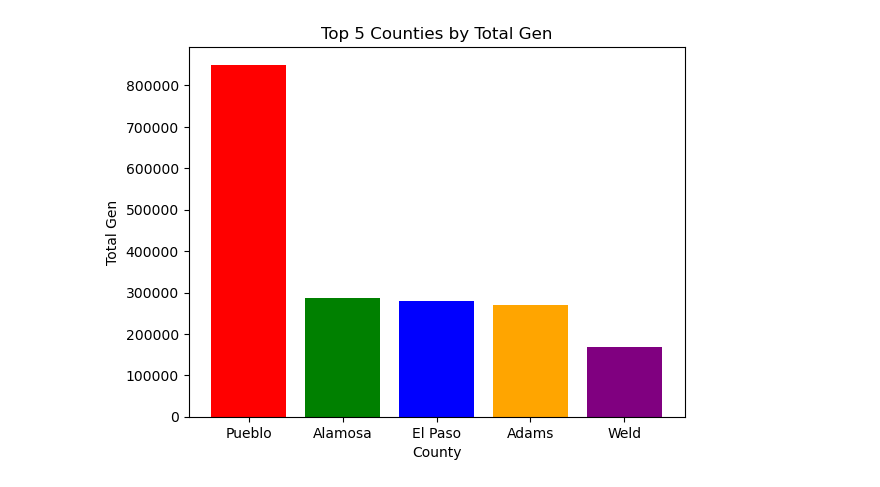
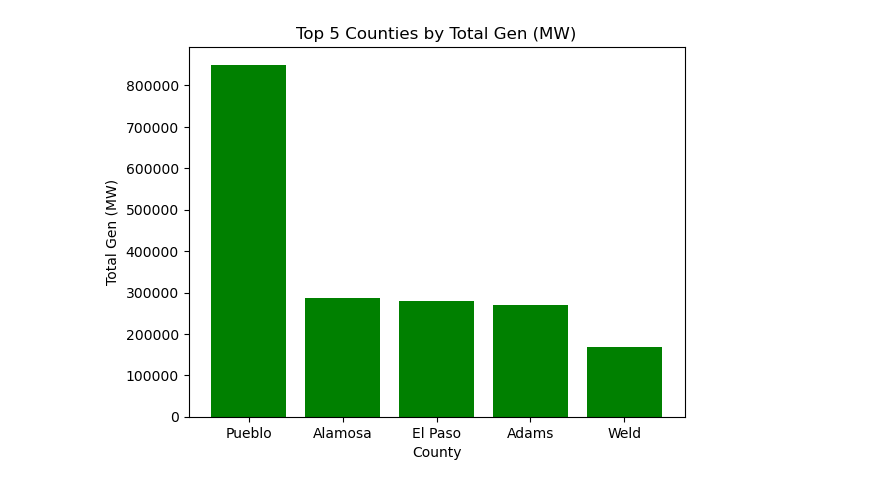
Before and after one commit to Devang231/Project-1, a Jupyter notebook: Final Folder/Top 5 Counties By Generation.ipynb, the cells around one changed output. Drawn from its saved outputs; the diff is of its cells as text; code cells hidden in the pictures.

```diff
--- a/Final Folder/Top 5 Counties By Generation.ipynb
+++ b/Final Folder/Top 5 Counties By Generation.ipynb
@@ -5,27 +5,26 @@ import csv as csv
 # %%
 # Read data from CSV file
 data = pd.read_csv('/Users/devangpatel/Desktop/Final Folder/Final Solar Generation Per Capita Per County.csv')
 
 # Sort data by "Total Gen" in descending order
 sorted_data = data.sort_values('Total Gen', ascending=False)
 
 # Get top 5 counties by "Total Gen"
 top_5 = sorted_data.head(5)
 
 # Define a list of colors for each county
-colors = ['red', 'green', 'blue', 'orange', 'purple']
+colors = ['green']
 
 # Create bar chart of top 5 counties with different color for each county
 for i, county in enumerate(top_5['County']):
     plt.bar(county, top_5.loc[top_5['County'] == county, 'Total Gen'], color=colors[i%len(colors)])
 
 # Add labels and title
 plt.xlabel('County')
-plt.ylabel('Total Gen')
-plt.title('Top 5 Counties by Total Gen')
+plt.ylabel('Total Gen (MW)')
+plt.title('Top 5 Counties by Total Gen (MW)')
 
-# Save and show plot
-plt.savefig('top_5_counties.png')
+# Show plot
 plt.show()
 # %% [output]
-[figure, old version]
+[figure, new version]
```
Also changed, not shown: 6 other files.
